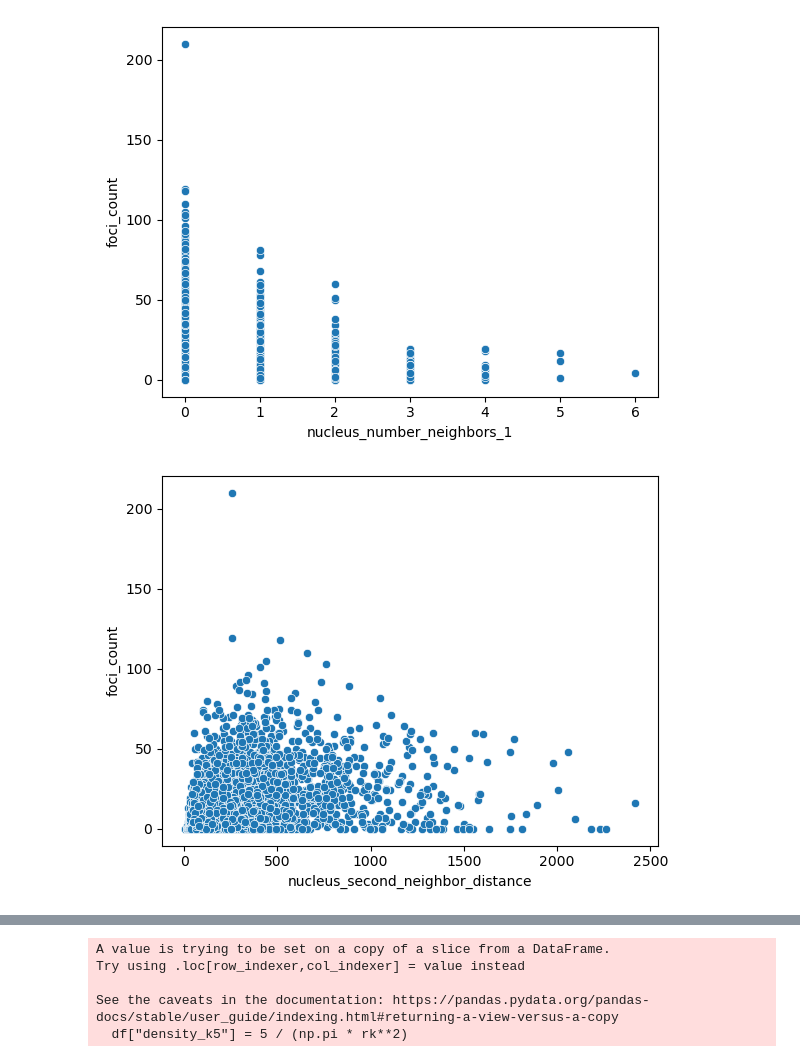
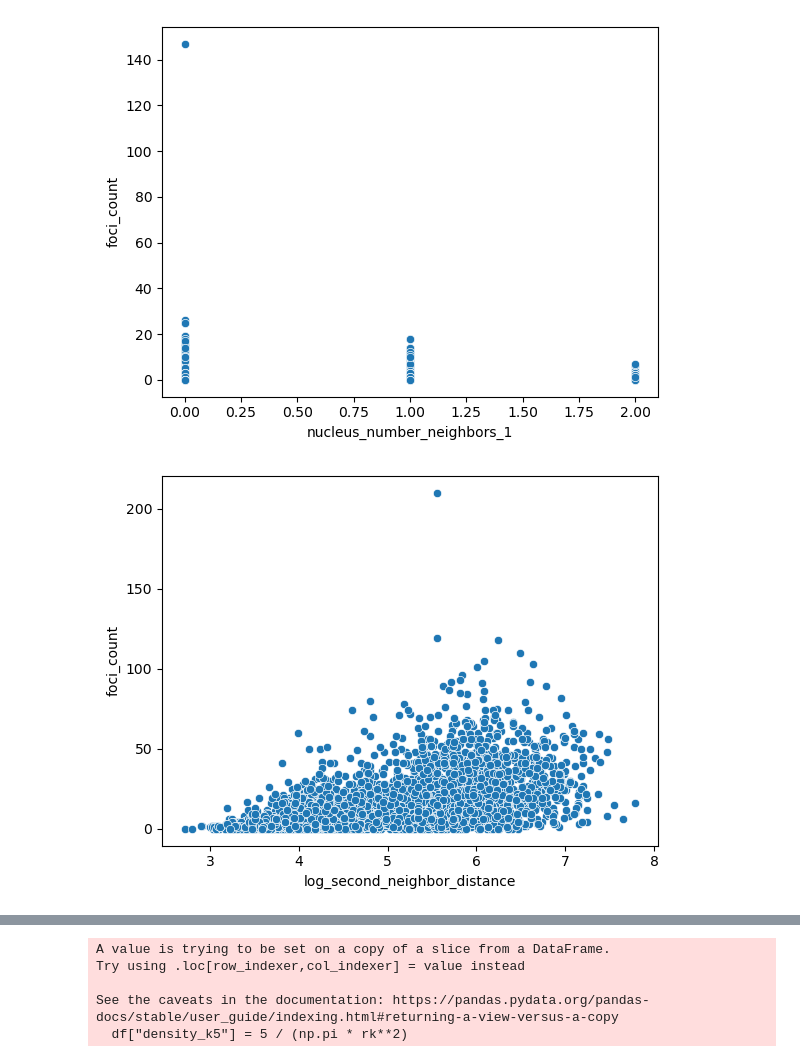
Before and after one commit to hannahbolen1/whole_slide, a Jupyter notebook: deeptile_implement/features_analysis.ipynb, the cells around one changed output, grey strips where cells are left out. Saved outputs shown, nothing was run; the diff lists cells and outputs as text; code cells hidden in the pictures.

```diff
--- a/deeptile_implement/features_analysis.ipynb
+++ b/deeptile_implement/features_analysis.ipynb
@@ -8,6 +8,9 @@ from sklearn.cluster import KMeans
 import umap
 import numpy as np
 # %%
-data = pd.read_csv("/Users/hannahbolen/Desktop/image_analysis/o8p_day7_s12.csv")
-data = data.drop(columns=["label","label.1",'nuclei_bounds'])
-df = data[['foci_count'] + [col for col in data.columns if col != 'foci_count']]
+day7 = pd.read_csv("/Users/hannahbolen/Desktop/image_analysis/masks_and_results/o8p_day7_s12_filtered.csv").drop(columns=["label",'nuclei_bounds'])
+day24 = pd.read_csv("/Users/hannahbolen/Desktop/image_analysis/whole_slide/o8p_day24_s12.csv").drop(columns=["label",'nuclei_bounds'])
+ctrl_1gray = pd.read_csv("/Users/hannahbolen/Desktop/image_analysis/masks_and_results/o8n_1gray_s20_results2.csv").drop(columns=["label",'nucleus_bounds'])
+day7 = day7[['foci_count'] + [col for col in day7.columns if col != 'foci_count']]
+day24 = day24[['foci_count'] + [col for col in day24.columns if col != 'foci_count']]
+ctrl_1gray = ctrl_1gray[['foci_count'] + [col for col in ctrl_1gray.columns if col != 'foci_count']]
@@ -41,0 +78,7 @@ plt.show()
+# %%
+df_clean = df
+# %%
+df_clean["log_foci"] = np.log1p(df_clean["foci_count"])
+df_clean["log_foci_area"] = np.log1p(df_clean["foci_area"])
+df_clean["log_second_neighbor_distance"] = np.log1p(df_clean["nucleus_second_neighbor_distance"])
+df_clean["log_first_neighbor_distance"] = np.log1p(df_clean["nucleus_first_neighbor_distance"])
@@ -92,10 +181,10 @@ sns.scatterplot(x=embedding[:, 0],
 # %%
-sns.scatterplot(data=df, x="nucleus_number_neighbors_1", y="foci_count")
+sns.scatterplot(data=df_clean, x="nucleus_number_neighbors_1", y="foci_count")
 plt.show()
 # %% [output]
-[figure, old version]
+[figure, new version]
 # %%
-sns.scatterplot(data=df, x="nucleus_second_neighbor_distance", y="foci_count")
+sns.scatterplot(data=df_clean, x="log_second_neighbor_distance", y="foci_count")
 plt.show()
 # %% [output]
-[figure, old version]
+[figure, new version]
```
Also changed, not shown: parts of 39 cells of this notebook, 3 other files.
